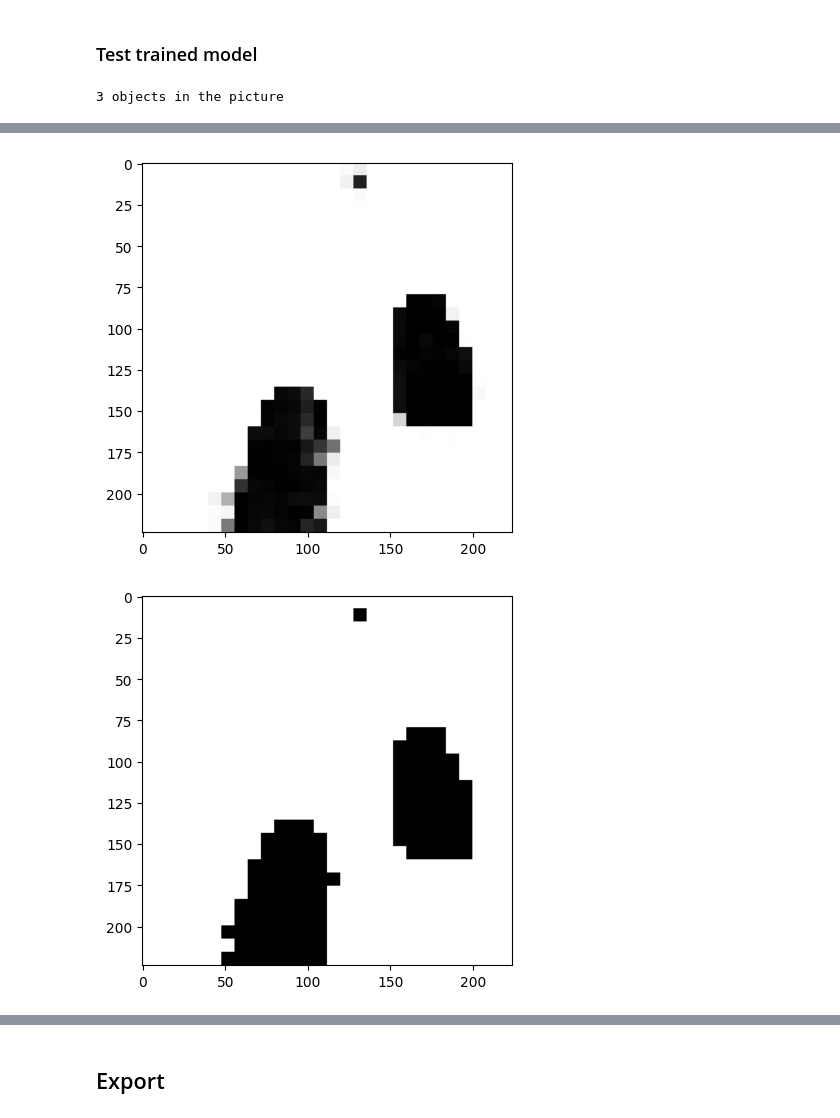
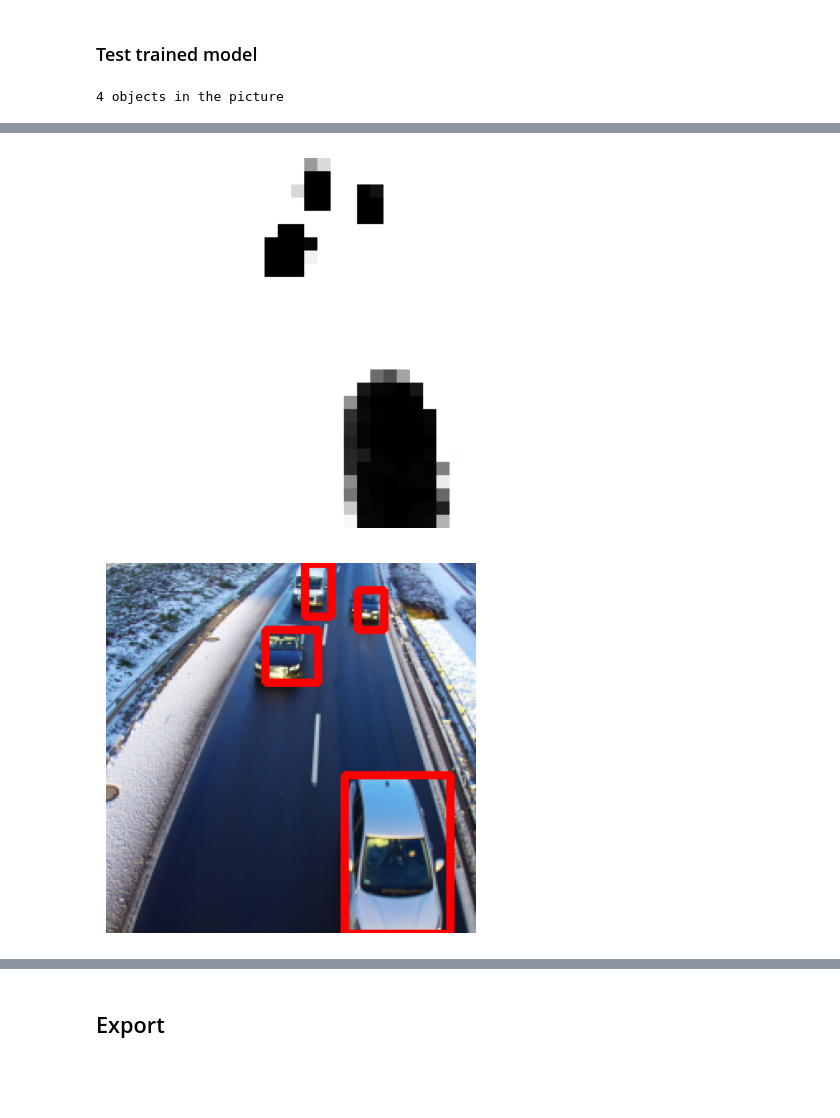
Before and after one commit to krzy3chu/FOMO, a Jupyter notebook: fomo.ipynb, the cells around one changed output, grey strips where cells are left out. Drawn from its saved outputs; the diff is of its cells as text; code cells hidden in the pictures; blank space fills up the shorter version.

Commit message:
Implement bounding box extraction from model result

```diff
--- a/fomo.ipynb
+++ b/fomo.ipynb
@@ -327,7 +309,10 @@ def display_mask(mask: torch.Tensor):
         interpolation=cv2.INTER_NEAREST
     )
     plt.figure()
+    plt.axis('off')
     plt.imshow(mask_res, cmap='binary')
+    # plt.savefig('test.png', transparent=True)
+
 
 def test_model(model_path: str, data_idx: int, mask_idx: int, threshold: float):
     dataset = VehicleDataset(
@@ -336,7 +321,7 @@ def test_model(model_path: str, data_idx: int, mask_idx: int, threshold: float):
                 BoundingBoxToMask(IMAGE_RESOLUTION, GRID_SCALE, 1))
     image = dataset[data_idx][mask_idx]
 
-
+    plt.axis('off')
     plt.imshow(image.permute(1, 2, 0).numpy().astype(int))
 
     model = FomoModule.load_from_checkpoint(model_path)
@@ -345,17 +330,26 @@ def test_model(model_path: str, data_idx: int, mask_idx: int, threshold: float):
         mask_pred = model(image.unsqueeze(0).cuda()).cpu()
         mask_post_sig = postprocess_fomo_mask_prediction(mask_pred, threshold=threshold, binary=False, connected=False)
         mask_post_bin = postprocess_fomo_mask_prediction(mask_pred, threshold=threshold, binary=True, connected=False)
-        mask_post_con = postprocess_fomo_mask_prediction(mask_pred, threshold=threshold, binary=True, connected=True)
+
+        # bounding box from segmentetion
+        binary = np.array(mask_post_bin.numpy().squeeze(), dtype=np.uint8)
+        image_bb = np.array(image.permute(1, 2, 0).numpy(), dtype=np.uint8)
+        binary = cv2.resize(binary, dsize=(IMAGE_RESOLUTION, IMAGE_RESOLUTION), interpolation=cv2.INTER_NEAREST)
+        contours, _ = cv2.findContours(binary ,cv2.RETR_LIST,cv2.CHAIN_APPROX_SIMPLE)
+
+        for contour in contours:
+            x,y,w,h = cv2.boundingRect(contour)
+            cv2.rectangle(image_bb ,(x,y),(x+w,y+h),(255,0,0),3)
+        cnt = len(contours)
 
     display_mask(mask_pred)
     display_mask(mask_post_sig)
     display_mask(mask_post_bin)
-    display_mask(mask_post_con)
+    plt.imshow(image_bb)
 
-    cnt = np.count_nonzero(mask_post_con)
     print(str(cnt), "objects in the picture")
 
 test_model(model_path="mlruns/738684240684486051/cf188d0f12294d9f8abc8117d9eb1f93/checkpoints/epoch=9-step=540.ckpt",
-           data_idx=60, mask_idx=0, threshold=DETECTION_THRESHOLD)
+           data_idx=238, mask_idx=0, threshold=DETECTION_THRESHOLD)
 # %% [output]
-3 objects in the picture
+4 objects in the picture
@@ -364,2 +358,2 @@ test_model(model_path="mlruns/738684240684486051/cf188d0f12294d9f8abc8117d9eb1f9
-[figure, old version]
+[figure, new version]
-[figure, old version]
+[figure, new version]
```
Also changed, not shown: parts of 2 cells of this notebook.
